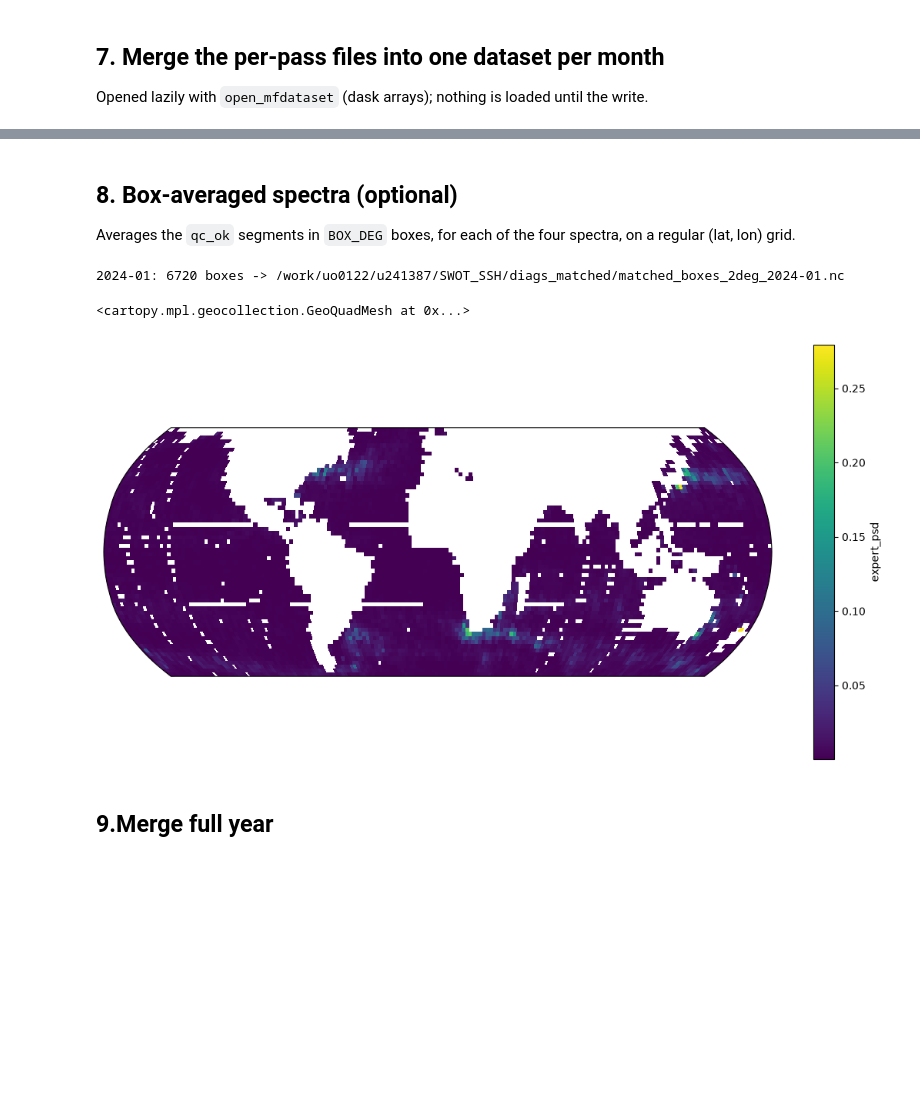
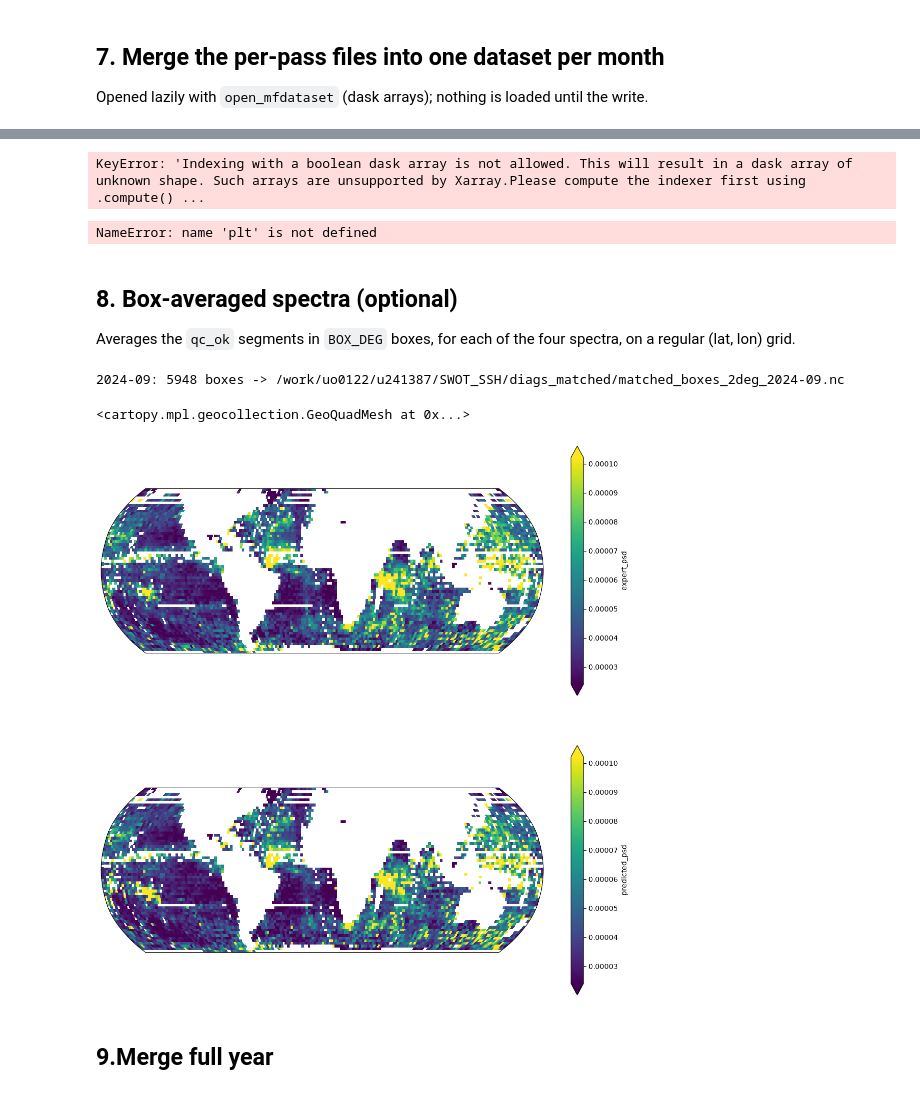
Before and after one commit to zcasparco/SWOT_UHH, a Jupyter notebook: dev/Matched_expert_unsmoothed_month_dask.ipynb, the cells around one changed output, grey strips where cells are left out. Drawn from its saved outputs; the diff is of its cells as text; code cells hidden in the pictures; blank space fills up the shorter version.

```diff
--- a/dev/Matched_expert_unsmoothed_month_dask.ipynb
+++ b/dev/Matched_expert_unsmoothed_month_dask.ipynb
@@ -42,8 +42,8 @@ SCRATCH_DIR    = '/scratch/u/u241387/'
 # ── One entry per month: sub-directory of each product ───────────────────────
 # (year, month) is read from the trailing MMYY of the Unsmoothed sub-directory name.
 MONTHS = [
-    dict(expert='SWOT_L2_LR_SSH_Expert_0124/',
-         unsmoothed='SWOT_L2_LR_SSH_Unsmoothed_0124/'),
+    dict(expert='SWOT_L2_LR_SSH_Expert_0924/',
+         unsmoothed='SWOT_L2_LR_SSH_Unsmoothed_0924/'),
     # dict(expert='SWOT_L2_LR_SSH_Expert_0224/', unsmoothed='SWOT_L2_LR_SSH_Unsmoothed_0224/'),
 ]
 EXPERT_PATTERN     = 'SWOT_L2_LR_SSH_Expert_*.nc'
@@ -80,7 +80,7 @@ MIN_SAMPLING_FRACTION = 0.
 BOX_METHOD = 'mean'               # 'mean' | 'median' | 'log'
 
 # ── Dask ─────────────────────────────────────────────────────────────────────
-N_WORKERS          = 3
+N_WORKERS          = 8
 THREADS_PER_WORKER = 1            # keep 1: HDF5/netCDF4 is not thread-safe
 MEMORY_LIMIT       = '6GB'       # per worker. One pass is several GB at peak
                                   # (full-resolution 250 m arrays + copies): if workers
@@ -175,7 +147,7 @@ for m in MONTHS:
         common = common[:MAX_FILES_PER_MONTH]
     only_e, only_u = sorted(set(exp) - set(uns)), sorted(set(uns) - set(exp))
     unmatched.append((year, month, only_e, only_u))
-    out_dir = os.path.join(OUTPUT_DIR, f'{year}-{month:02d}', 'per_pass')
+    out_dir = os.path.join(SCRATCH_DIR, f'{year}-{month:02d}', 'per_pass')
     os.makedirs(out_dir, exist_ok=True)
     for key in common:
         jobs.append(dict(key=key, year=year, month=month,
@@ -346,3 +329,23 @@ ds_m.where(ds_m.qc_ok).mean('segment').aliased_psd.plot(xscale='log',yscale='log
+# %%
+ncount = 0
+flag_i = []
+for i in ds_m.segment:
+    _ = _hf_ratio(ds_m.wavenumber,ds_m.sel(segment=i).predicted_psd,ds_m.sel(segment=i).expert_psd, 1/5)
+    if (_ > 1.2) & (_ <= 1.5):
+        flag_i.append(i)
+        ncount+=1
+ncount
+# %% [output]
+KeyError: 'Indexing with a boolean dask array is not allowed. This will result in a dask array of unknown shape. Such arrays are unsupported by Xarray.Please compute the indexer first using .compute() ...
+# %%
+i = 16
+
+plt.loglog(ds_m.wavenumber,ds_m.sel(segment=i).expert_psd)
+plt.loglog(ds_m.wavenumber,ds_m.sel(segment=i).predicted_psd)
+
+print(_hf_ratio(ds_m.wavenumber,ds_m.sel(segment=i).predicted_psd,ds_m.sel(segment=i).expert_psd, 1/5,1/250))
+# %% [output]
+NameError: name 'plt' is not defined
 # %% [markdown]
 ## 8. Box-averaged spectra (optional)
 Averages the `qc_ok` segments in `BOX_DEG` boxes, for each of the four spectra, on a regular (lat, lon) grid.
@@ -425,16 +428,18 @@ for (year, month), f in ds_months.items():
     ds_boxes[(year, month)].to_netcdf(out_file, mode='w')
     print(f'{year}-{month:02d}: {int((ds_boxes[(year, month)].n_segments > 0).sum())} boxes -> {out_file}')
 # %% [output]
-2024-01: 6720 boxes -> /work/uo0122/u241387/SWOT_SSH/diags_matched/matched_boxes_2deg_2024-01.nc
+2024-09: 5948 boxes -> /work/uo0122/u241387/SWOT_SSH/diags_matched/matched_boxes_2deg_2024-09.nc
 # %%
 import cartopy.crs as ccrs
 import matplotlib.pyplot as plt
-energy = ds_boxes[(year, month)].expert_psd.integrate('wavenumber')
-fig,ax = plt.subplots(figsize=(14,7),subplot_kw={"projection": ccrs.Robinson()})
-energy.plot(ax=ax,transform=ccrs.PlateCarree())
+energy = ds_boxes[(year, month)].expert_psd.sel(wavenumber=slice(1/50,1/10)).integrate('wavenumber')
+energy_pred = ds_boxes[(year, month)].predicted_psd.sel(wavenumber=slice(1/50,1/10)).integrate('wavenumber')
+fig,ax = plt.subplots(2,1,figsize=(14,14),subplot_kw={"projection": ccrs.Robinson()})
+energy.plot(ax=ax[0],transform=ccrs.PlateCarree(),vmin=np.nanpercentile(energy,5),vmax=np.nanpercentile(energy,95))
+energy_pred.plot(ax=ax[1],transform=ccrs.PlateCarree(),vmin=np.nanpercentile(energy,5),vmax=np.nanpercentile(energy,95))
 # %% [output]
 <cartopy.mpl.geocollection.GeoQuadMesh at 0x...>
-[figure, old version]
+[figure, new version]
 # %% [markdown]
 ## 9.Merge full year
 # %%
```
Also changed, not shown: parts of 7 cells of this notebook, 2 other files.
